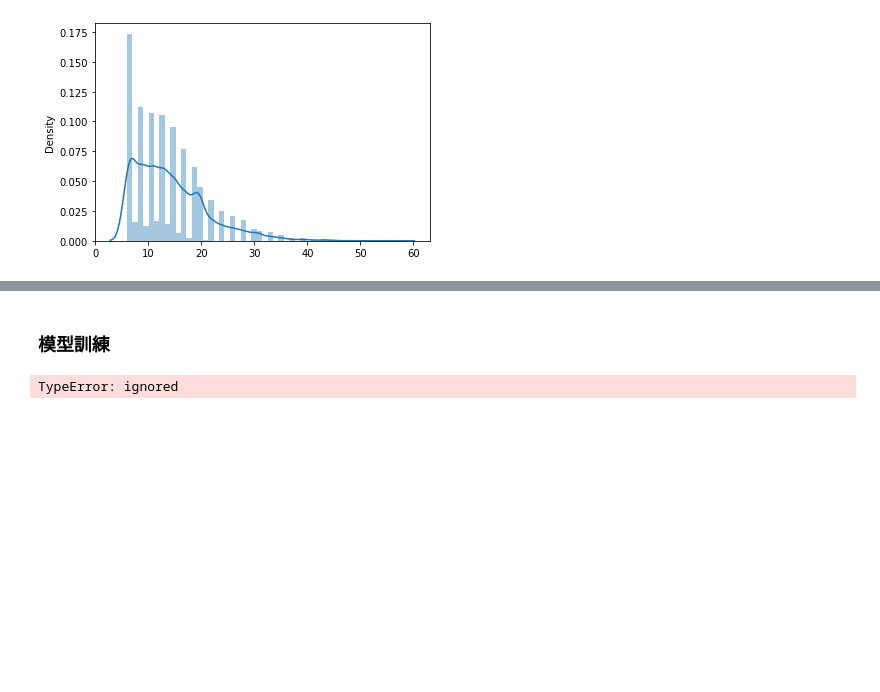
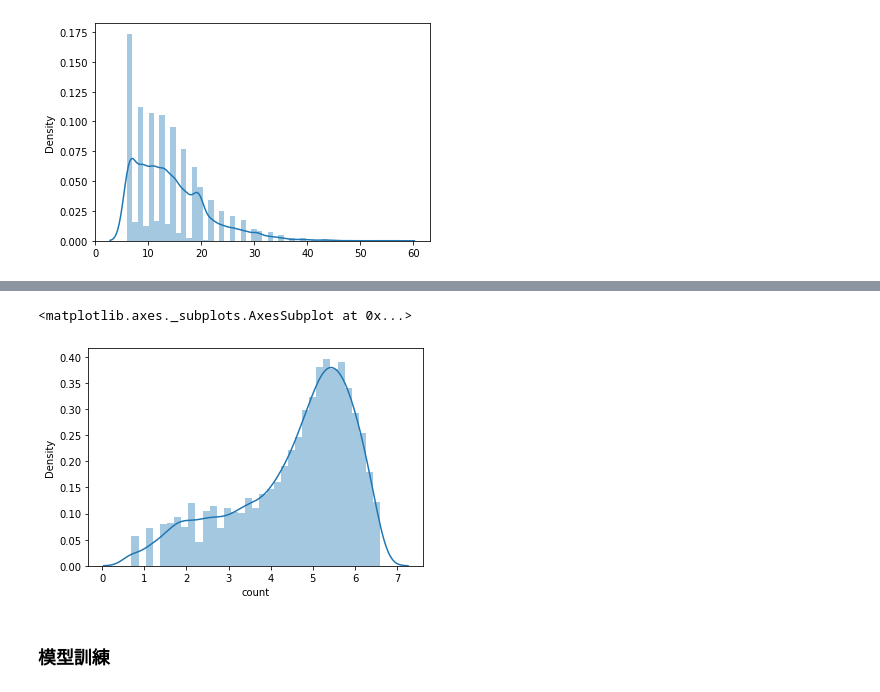
Before and after one commit to boxain/bike_sharing, a Jupyter notebook: Bike_Sharing.ipynb, the cells around one changed output, grey strips where cells are left out. Drawn from its saved outputs; the diff is of its cells as text; code cells hidden in the pictures; blank space fills up the shorter version.

```diff
--- a/Bike_Sharing.ipynb
+++ b/Bike_Sharing.ipynb
@@ -250,10 +218,14 @@ X_test = data_test
+# %%
+y_train_log = np.log1p(y_train)
+sns.distplot(y_train_log)
+# %% [output]
+<matplotlib.axes._subplots.AxesSubplot at 0x...>
+[figure, added]
 # %% [markdown]
 ### **模型訓練**
 # %%
 from sklearn.ensemble import RandomForestRegressor
 
 randomforestModel = RandomForestRegressor(n_estimators=1000,max_depth=10,random_state=42)
-randomforestModel.fit(X_train,y_train)
-predicted = randomforestModel.predict(X_test)
+randomforestModel.fit(X_train,y_train_log)
+predicted = np.expm1(randomforestModel.predict(X_test))
-# %% [output]
-TypeError: ignored
```
Also changed, not shown: parts of 10 cells of this notebook.
